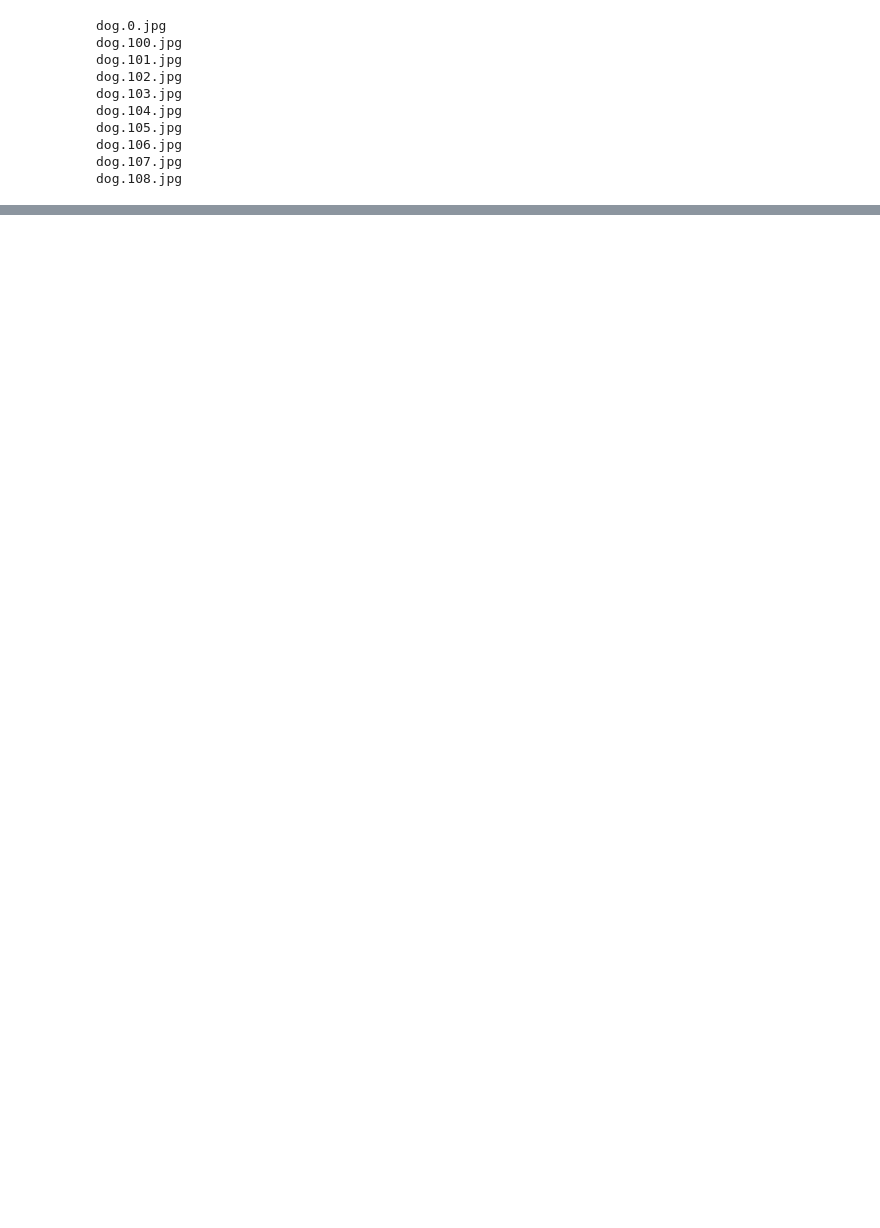
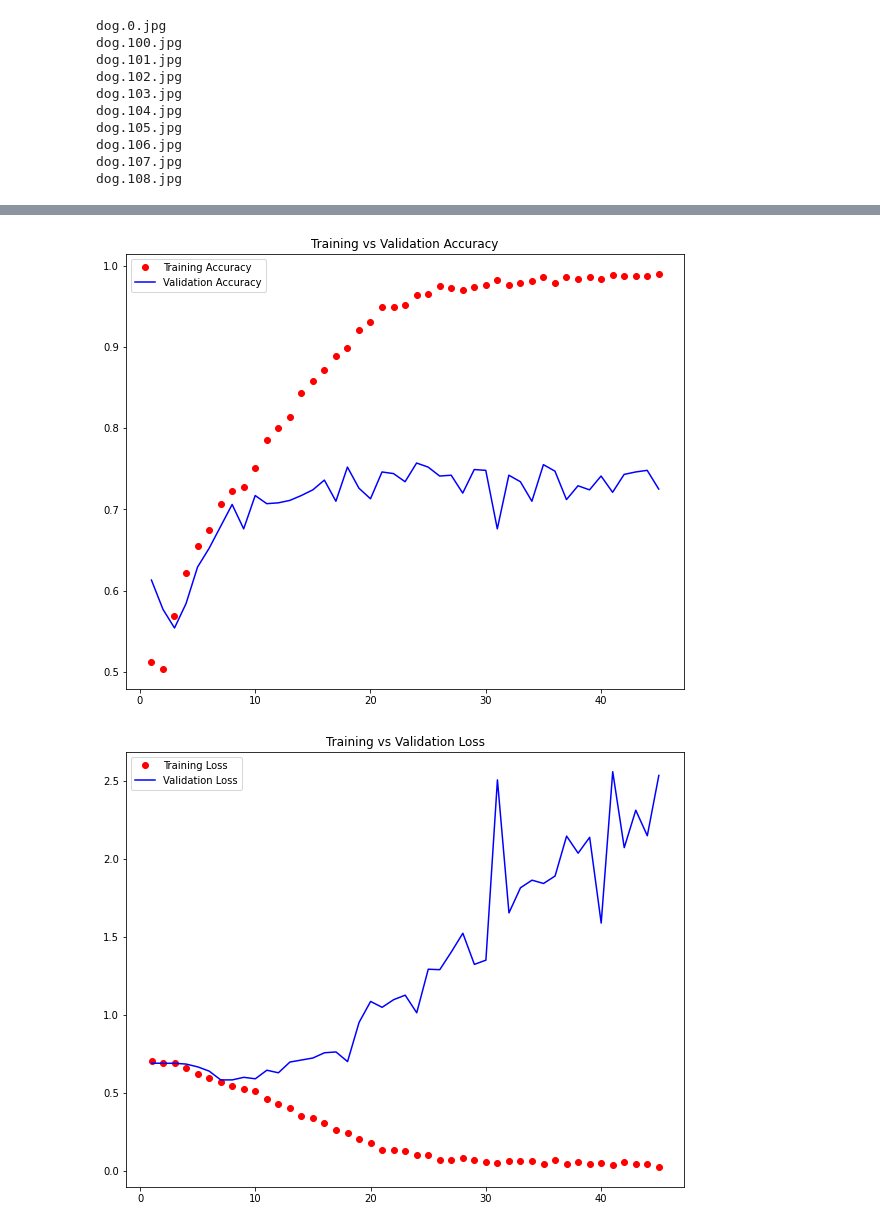
Before and after one commit to hpink97/ML_notebooks, a Jupyter notebook: 05_image_classification_CNN.ipynb, the cells around one changed output, grey strips where cells are left out. Cells and saved outputs as stored; diff of their text form; code cells hidden in the pictures; blank space fills up the shorter version.

```diff
--- a/05_image_classification_CNN.ipynb
+++ b/05_image_classification_CNN.ipynb
@@ -180,6 +281,7 @@ dog.108.jpg
 # %%
-cats_v_dogs_train = import_img_dir(
-    new_dir /'train',
+##import validation dataset
+cats_v_dogs_val = import_img_dir(
+    new_dir /'validation',
     image_size=(180,180),
     batch_size =32
 )
@@ -188,6 +403,7 @@ Found 2000 files belonging to 2 classes.
 # %%
-inputs = keras.Input(shape=(180,180,3))
-x = layers.Rescaling(1./255)(inputs)##rescale to 0-1
+inputs = keras.Input(shape=(180,180,3)) ##180*180 RGB images
+x = data_augmentation(inputs)
+x = layers.Rescaling(1./255)(x)##rescale to 0-1
 x = layers.Conv2D(filters=32,kernel_size=3,activation ='relu')(x)
 x = layers.MaxPooling2D(pool_size=2)(x)
 x = layers.Conv2D(filters=64,kernel_size=3,activation ='relu')(x)
@@ -197,10 +413,10 @@ x = layers.MaxPooling2D(pool_size=2)(x)
 x = layers.Conv2D(filters=256,kernel_size=3,activation ='relu')(x)
 x = layers.MaxPooling2D(pool_size=2)(x)
 x = layers.Conv2D(filters=256,kernel_size=3,activation ='relu')(x)
-#x = layers.MaxPooling2D(pool_size=2)(x)
 x = layers.Flatten()(x)
+x = layers.Dropout(0.5)(x)
 outputs = layers.Dense(1, activation = 'sigmoid')(x)
-dog_cat_cnn = keras.Model(inputs=inputs, outputs=outputs)
+dog_cat_cnn2 = keras.Model(inputs=inputs, outputs=outputs)
 
-dog_cat_cnn.summary()
+dog_cat_cnn2.summary()
 # %% [output]
@@ -221,3 +437,27 @@ Total params: 991,041
 Trainable params: 991,041
 Non-trainable params: 0
 _________________________________________________________________
+# %%
+##compile the model
+dog_cat_cnn2.compile(
+    loss = 'binary_crossentropy', ##2 outcomes - cat or dog
+    optimizer='rmsprop',
+    metrics = ['accuracy']
+)
+# %%
+early_stop2 = keras.callbacks.EarlyStopping(
+    monitor="val_loss",
+    min_delta=1e-5, ## ignore any improvement under 0.02
+    patience=38, ##keep training for 15 epochs
+    restore_best_weights=True,
+    verbose =1
+)
+
+
+history2 = dog_cat_cnn2.fit(
+    cats_v_dogs_train,
+    epochs= 250,
+    validation_data = cats_v_dogs_val,
+    callbacks = [early_stop2]
+
+)
@@ -223,0 +482,6 @@ _________________________________________________________________
+# %%
+plt.rcParams['figure.figsize'] = [10, 8]
+plot_training(history2)
+# %% [output]
+[figure, added]
+[figure, added]
```
Also changed, not shown: parts of 34 cells of this notebook.
